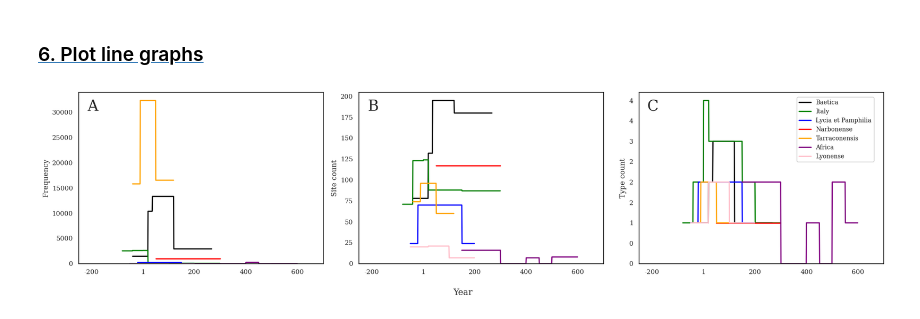
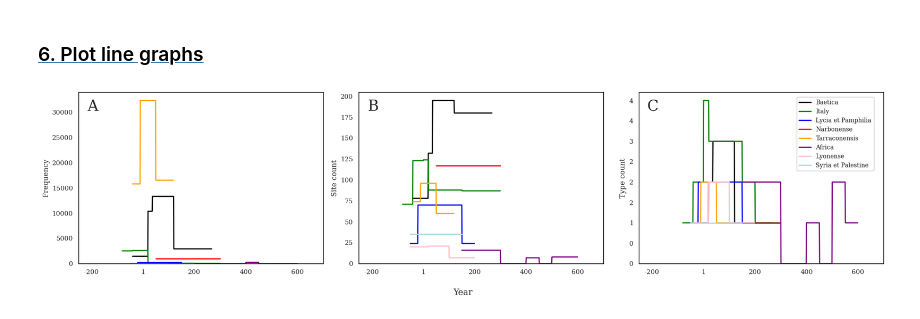
Before and after one commit to centre-for-humanities-computing/west_roman_amphorae, a Jupyter notebook: notebooks/Q6.ipynb, the cells around one changed output. Drawn from its saved outputs; the diff is of its cells as text; code cells hidden in the pictures.

```diff
--- a/notebooks/Q6.ipynb
+++ b/notebooks/Q6.ipynb
@@ -89,32 +95,32 @@ axs[1].set_xlim([-250, 700])
 axs[2].set_xlim([-250, 700])
 
 
 for ax, d in zip(axs.ravel(), list_of_dicts):
     plot_graph(dict_w_series = d,
-               palette=["black", "green", "blue", "red", "orange", "purple", "pink"],
+               palette=["black", "green", "blue", "red", "orange", "purple", "pink", "lightblue", "limegreen", "grey", "orchid", "saddlebrown"],
                ax = ax,
                linewidth = 2)
 
     ax.set_ylim(0, None)
     ax.yaxis.set_major_formatter(FormatStrFormatter("%.0f"))
     ax.set_xlabel(None)
     ax.get_legend().remove()
     ax.set_ylabel(None)
     ax.set_xticklabels([int(i) if i != 0 else 1 for i in ax.get_xticks()])
     handles, labels = ax.get_legend_handles_labels()
     fig.legend(handles, labels, bbox_to_anchor=(0.983, 0.955), fontsize = 10)
 
 axs[0].set_ylabel("Frequency")
 axs[1].set_ylabel("Site count")
 axs[2].set_ylabel("Type count")
 
 for ax, label in zip(axs, ["A", "B", "C"]):
     ax.text(0.08, 0.96, label, transform=ax.transAxes,
             fontsize=25, va='top', ha='right')
 
 fig.supxlabel("Year")
 
 plt.tight_layout()
 plt.savefig("../figs/Q6.png", bbox_inches="tight", format = "png", dpi = 400)
 # %% [output]
-[figure, old version]
+[figure, new version]
```
Also changed, not shown: parts of 1 cell of this notebook, 6 other files.
